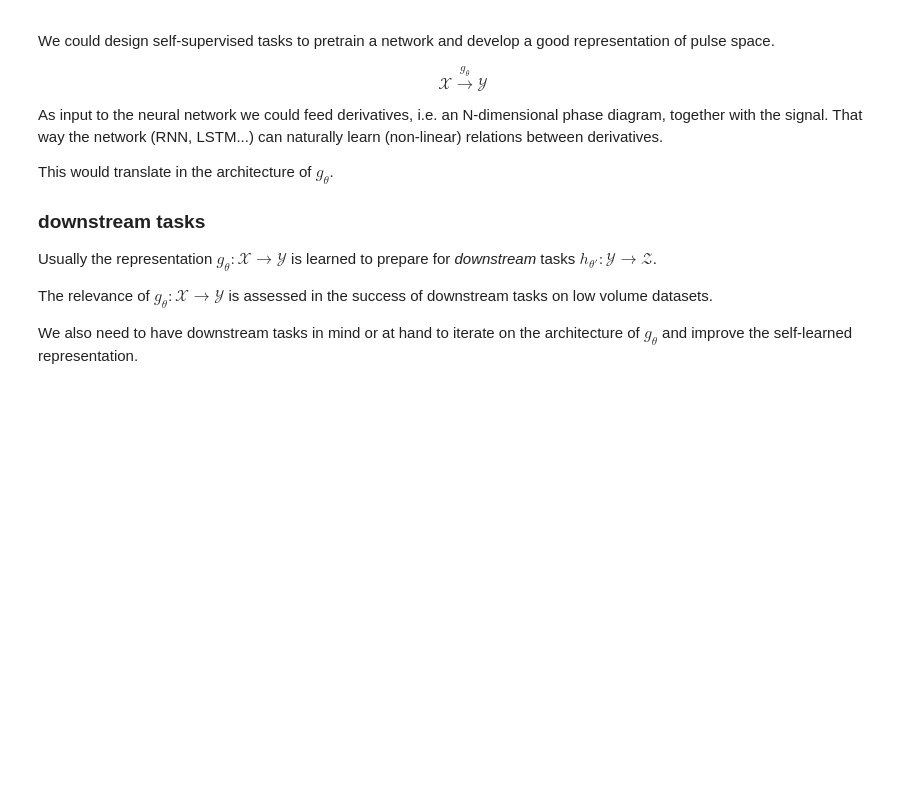
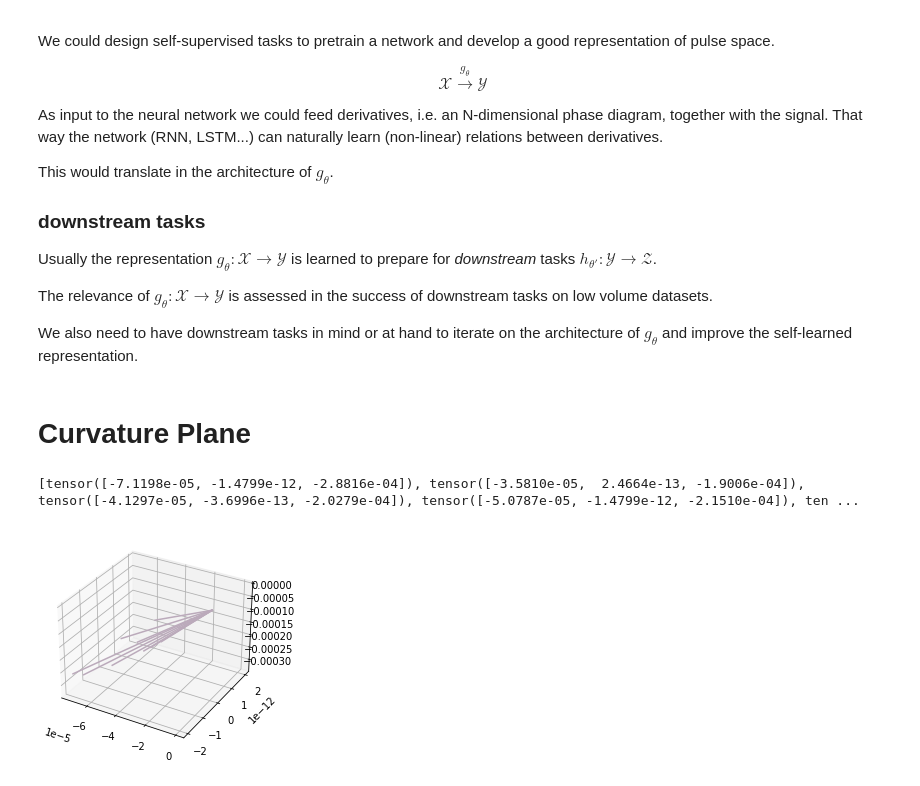
Before and after one commit to opeltre/revert, a Jupyter notebook: notebooks/friday.ipynb, the cells around one changed output. Drawn from its saved outputs; the diff is of its cells as text; code cells hidden in the pictures; blank space fills up the shorter version.

```diff
--- a/notebooks/friday.ipynb
+++ b/notebooks/friday.ipynb
@@ -207,3 +207,33 @@ $h_{\theta'} : \mathcal{Y} \to \mathcal{Z}$.
 The relevance of $g_\theta : \mathcal{X} \to \mathcal{Y}$ is assessed in the success of downstream tasks on low volume datasets.
 
 We also need to have downstream tasks in mind or at hand to iterate on the architecture of $g_\theta$ and improve the self-learned representation.
+# %% [markdown]
+# Curvature Plane
+# %%
+jets = [torch.stack([s, diff(s), diff2(s)]) for s in segs_reg]
+
+def cross(u, v):
+    return torch.stack([
+        u[1] * v[2] - u[2] * v[1],
+        u[2] * v[0] - u[0] * v[2],
+        u[0] * v[1] - u[1] * v[0]
+    ])
+
+def curvature(j):
+    return cross(torch.diff(j)[:-2], torch.diff(torch.diff(j)))
+# %%
+Jets2 = [(torch.diff(j)[:,:-1], torch.diff(torch.diff(j))) for j in jets]
+
+Ns = [cross(j[0], j[1]) for j in Jets2]
+
+Nmeans = [N.sum(dim=[1]) / N.shape[1] for N in Ns]
+
+print(Nmeans)
+# %% [output]
+[tensor([-7.1198e-05, -1.4799e-12, -2.8816e-04]), tensor([-3.5810e-05,  2.4664e-13, -1.9006e-04]), tensor([-4.1297e-05, -3.6996e-13, -2.0279e-04]), tensor([-5.0787e-05, -1.4799e-12, -2.1510e-04]), ten ...
+# %%
+ax = plot.ax3()
+for N in Nmeans:
+    ax.plot([0, N[0]], [0, N[1]], [0, N[2]], color="#bab")
+# %% [output]
+[figure, added]
```
